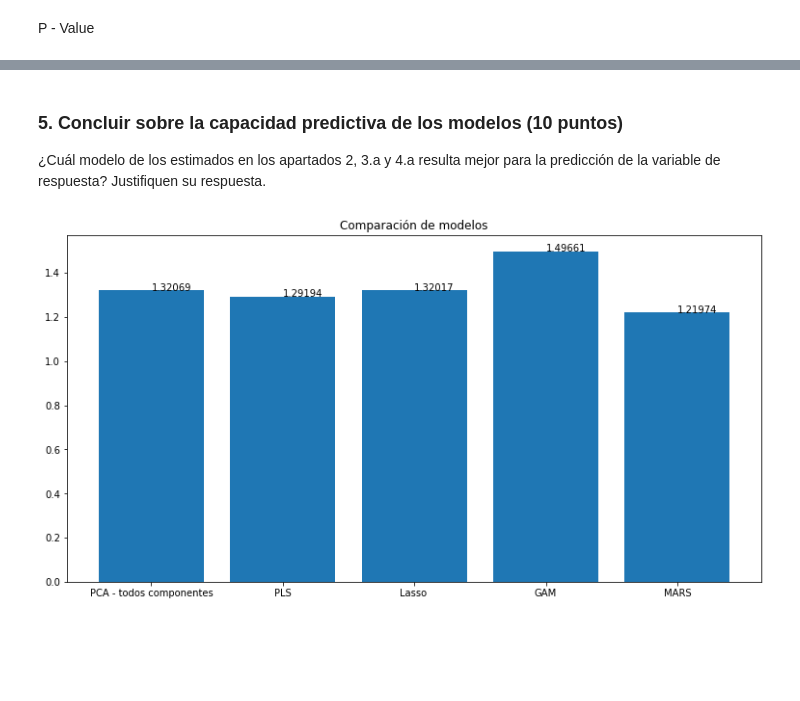
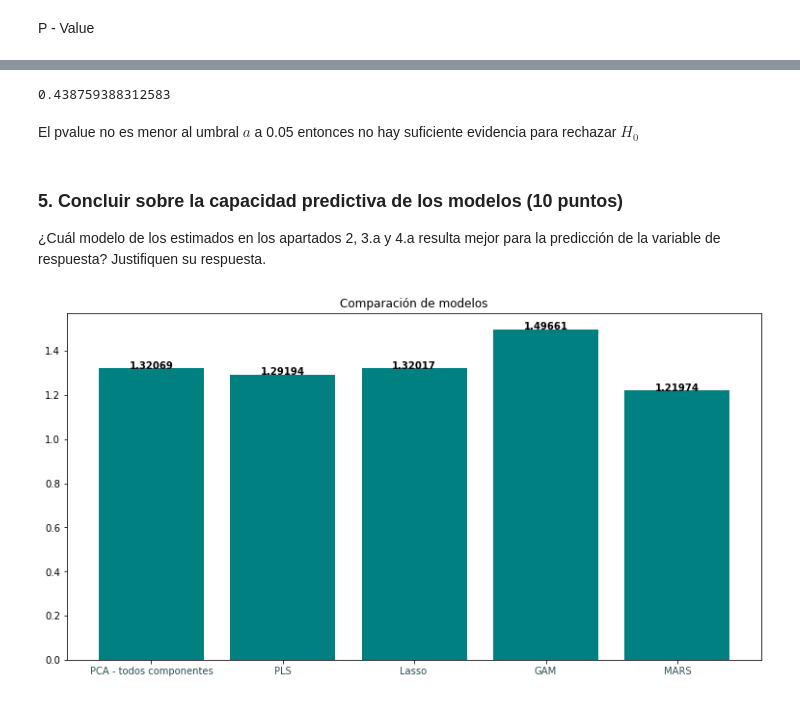
Before and after one commit to paulguz261/MIAD_20231_intro_machine_learning_grupal, a Jupyter notebook: week4/Caso implementación de modelos no lineales aditivos en un problema de regresión.ipynb, the cells around one changed output, grey strips where cells are left out. Cells and saved outputs as stored; diff of their text form; code cells hidden in the pictures; blank space fills up the shorter version.

```diff
--- a/week4/Caso implementación de modelos no lineales aditivos en un problema de regresión.ipynb
+++ b/week4/Caso implementación de modelos no lineales aditivos en un problema de regresión.ipynb
@@ -417,7 +465,7 @@ for l1 in arr_l1_ratio:
     alphasCalibrar = np.logspace(-4, 4, n_alphas)
     # l1 es Lasso
 
-    modeloElastic = ElasticNetCV(alphas = alphasCalibrar, cv=5, random_state=0, l1_ratio=l1, max_iter=10000).fit(XTrain_escalado,yTrain)
+    modeloElastic = ElasticNetCV(alphas = alphasCalibrar, cv=5, random_state=0, l1_ratio=l1, max_iter=1000).fit(XTrain_escalado,yTrain)
     r2MEN = modeloElastic.score(XTrain_escalado, yTrain)
     r2.append(r2MEN)
 # %%
@@ -774,21 +784,39 @@ github.com/dswah/pyGAM/issues/163
+# %%
+EP=gam_4d.statistics_['deviance']-gam.statistics_['deviance']  #Cálculo estdístico de prueba
+df=gam.statistics_['edof']-gam_4d.statistics_['edof']  #Cálculo grados de libertad
+pvalue_4d = 1-chi2.cdf(EP,df)   #Cálculo p-valor
+pvalue_4d
+# %% [output]
+0.438759388312583
+# %% [markdown]
+El pvalue no es menor al umbral $a$ a 0.05 entonces no hay suficiente evidencia para rechazar $H_0$
 # %% [markdown]
 ### 5. Concluir sobre la capacidad predictiva de los modelos (10 puntos)
 ¿Cuál modelo de los estimados en los apartados 2, 3.a y 4.a resulta mejor para la predicción de la variable de respuesta? Justifiquen su respuesta.
-# %%
-MSE_models = [round(MSEPCAfull,5),round(MSEPLS,5),round(MSEElastic,5),round(GAM_MSE,5),round(MSEMARS,5)]
-
-
-fig = plt.figure(figsize=(10,5))
-ax = fig.add_axes([0,0,1,1])
-ax.set_title("Comparación de modelos")
-ejeX = ['PCA - todos componentes', 'PLS', 'Lasso ','GAM', 'MARS']
-ejeY = MSE_models
-ax.bar(ejeX,ejeY)
-def addlabels(x,y,plotP):
-    for i in range(len(x)):
-        plotP.text(i,y[i],y[i])
-addlabels(ejeX,ejeY,plt)
-plt.show()
-# %% [output]
-[figure, removed]
+# %%
+MSE_models = [round(MSEPCAfull,5),round(MSEPLS,5),round(MSEElastic,5),round(GAM_MSE,5),round(MSEMARS,5)]
+
+fig = plt.figure(figsize=(10,5))
+ax = fig.add_axes([0,0,1,1])
+ax.set_title("Comparación de modelos")
+
+ejeX = ['PCA - todos componentes', 'PLS', 'Lasso ','GAM', 'MARS']
+ejeY = MSE_models
+
+ax.bar(ejeX,ejeY, color='teal')
+
+ax.set_xticklabels(ejeX, ha='center')
+
+for label in ax.get_xticklabels():
+    label.set_color('darkslategray')
+
+def addlabels(x,y,plotP):
+    for i in range(len(x)):
+        plotP.text(i,y[i],y[i], ha='center', color='black', fontweight='bold')
+
+addlabels(ejeX, ejeY, ax)
+
+plt.show()
+# %% [output]
+[figure, added]
 # %% [markdown]
```
Also changed, not shown: parts of 21 cells of this notebook, 6 other files.
